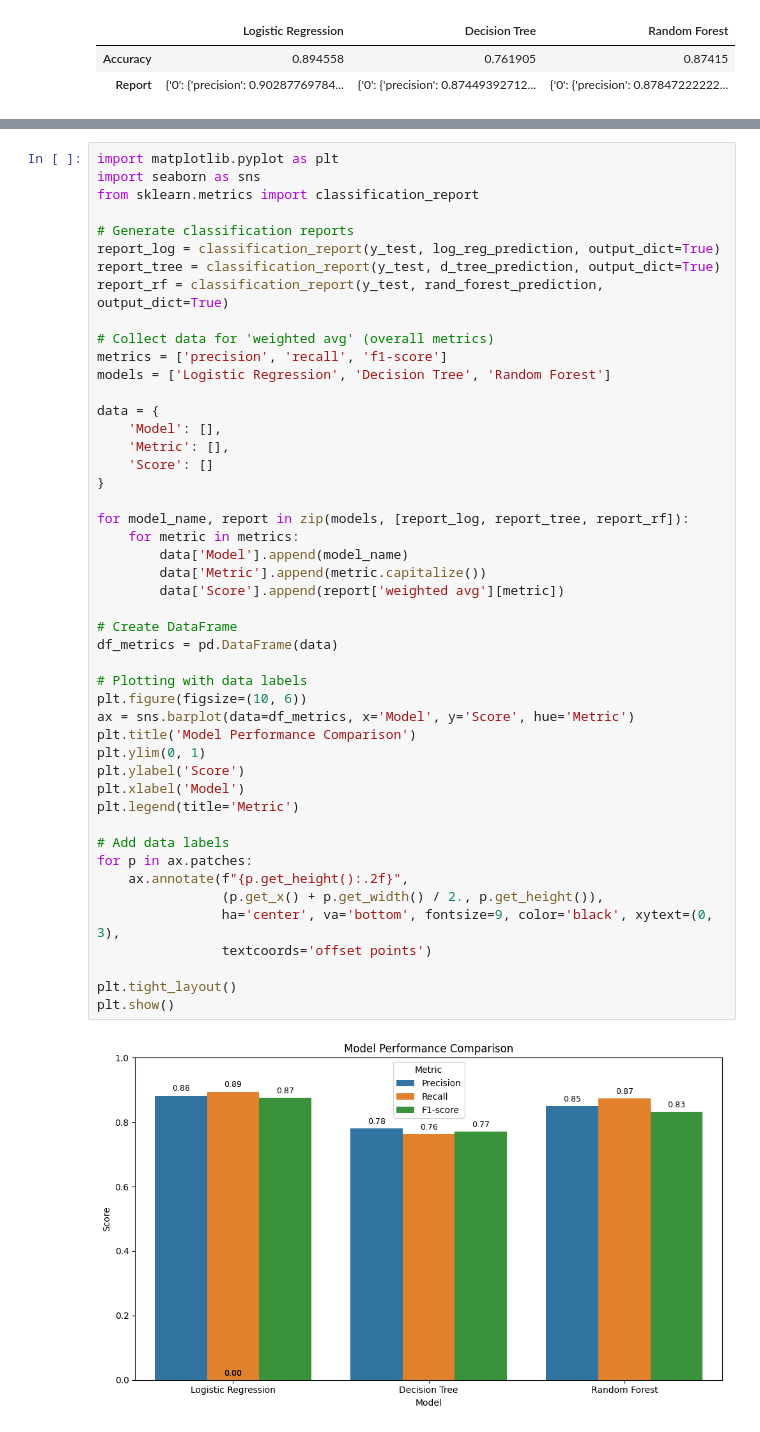
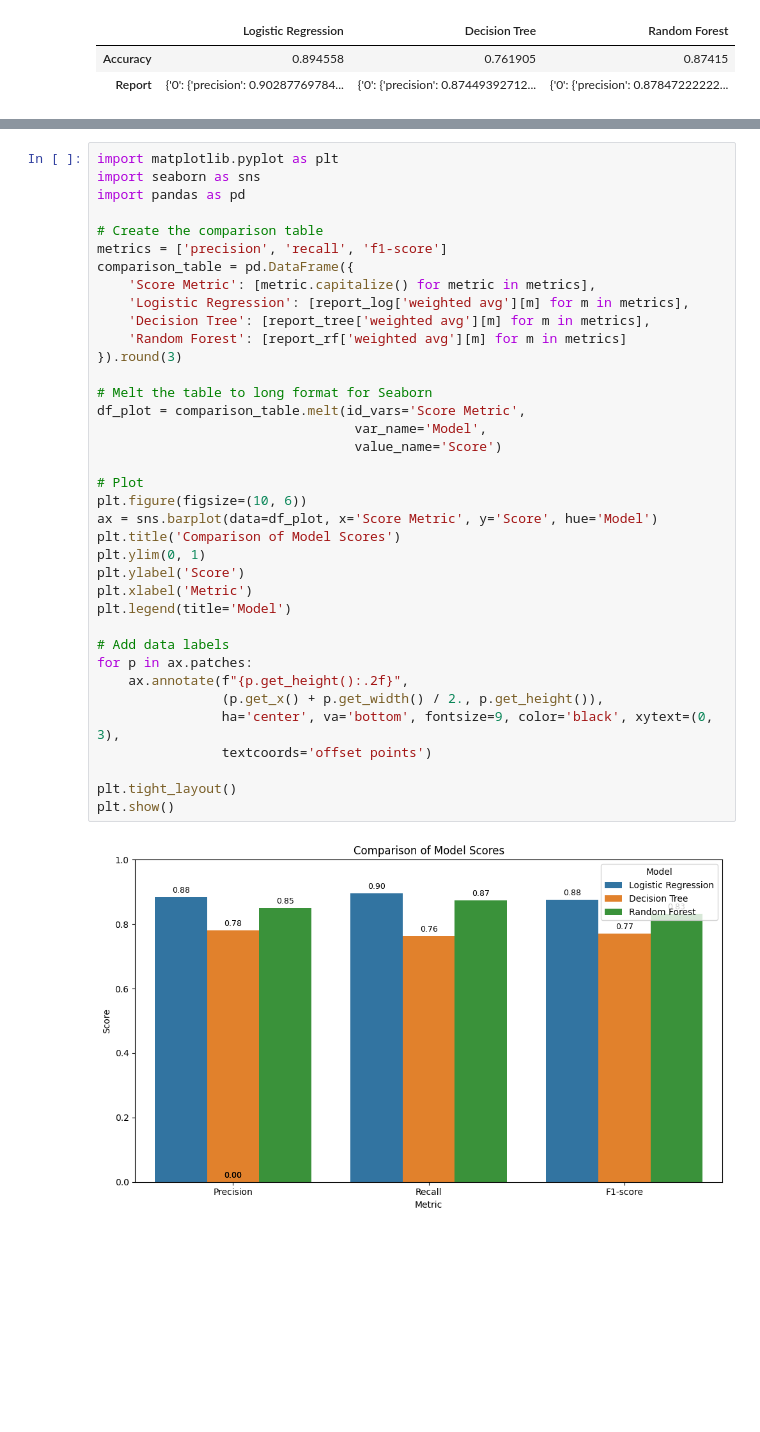
Before and after one commit to Mahendran180923/employee_attrition, a Jupyter notebook: Employee_Attrition.ipynb, the cells around one changed output, grey strips where cells are left out. Drawn from its saved outputs; the diff is of its cells as text; blank space fills up the shorter version.

```diff
--- a/Employee_Attrition.ipynb
+++ b/Employee_Attrition.ipynb
@@ -510,49 +513,39 @@ new_df
 # %%
 import matplotlib.pyplot as plt
 import seaborn as sns
-from sklearn.metrics import classification_report
+import pandas as pd
 
-# Generate classification reports
-report_log = classification_report(y_test, log_reg_prediction, output_dict=True)
-report_tree = classification_report(y_test, d_tree_prediction, output_dict=True)
-report_rf = classification_report(y_test, rand_forest_prediction, output_dict=True)
+# Create the comparison table
+metrics = ['precision', 'recall', 'f1-score']
+comparison_table = pd.DataFrame({
+    'Score Metric': [metric.capitalize() for metric in metrics],
+    'Logistic Regression': [report_log['weighted avg'][m] for m in metrics],
+    'Decision Tree': [report_tree['weighted avg'][m] for m in metrics],
+    'Random Forest': [report_rf['weighted avg'][m] for m in metrics]
+}).round(3)
 
-# Collect data for 'weighted avg' (overall metrics)
-metrics = ['precision', 'recall', 'f1-score']
-models = ['Logistic Regression', 'Decision Tree', 'Random Forest']
+# Melt the table to long format for Seaborn
+df_plot = comparison_table.melt(id_vars='Score Metric',
+                                 var_name='Model',
+                                 value_name='Score')
 
-data = {
-    'Model': [],
-    'Metric': [],
-    'Score': []
-}
-
-for model_name, report in zip(models, [report_log, report_tree, report_rf]):
-    for metric in metrics:
-        data['Model'].append(model_name)
-        data['Metric'].append(metric.capitalize())
-        data['Score'].append(report['weighted avg'][metric])
-
-# Create DataFrame
-df_metrics = pd.DataFrame(data)
-
-# Plotting with data labels
+# Plot
 plt.figure(figsize=(10, 6))
-ax = sns.barplot(data=df_metrics, x='Model', y='Score', hue='Metric')
-plt.title('Model Performance Comparison')
+ax = sns.barplot(data=df_plot, x='Score Metric', y='Score', hue='Model')
+plt.title('Comparison of Model Scores')
 plt.ylim(0, 1)
 plt.ylabel('Score')
-plt.xlabel('Model')
-plt.legend(title='Metric')
+plt.xlabel('Metric')
+plt.legend(title='Model')
 
 # Add data labels
 for p in ax.patches:
     ax.annotate(f"{p.get_height():.2f}",
                 (p.get_x() + p.get_width() / 2., p.get_height()),
                 ha='center', va='bottom', fontsize=9, color='black', xytext=(0, 3),
                 textcoords='offset points')
 
 plt.tight_layout()
 plt.show()
 # %% [output]
-[figure, old version]
+[figure, new version]
```
Also changed, not shown: parts of 8 cells of this notebook.
